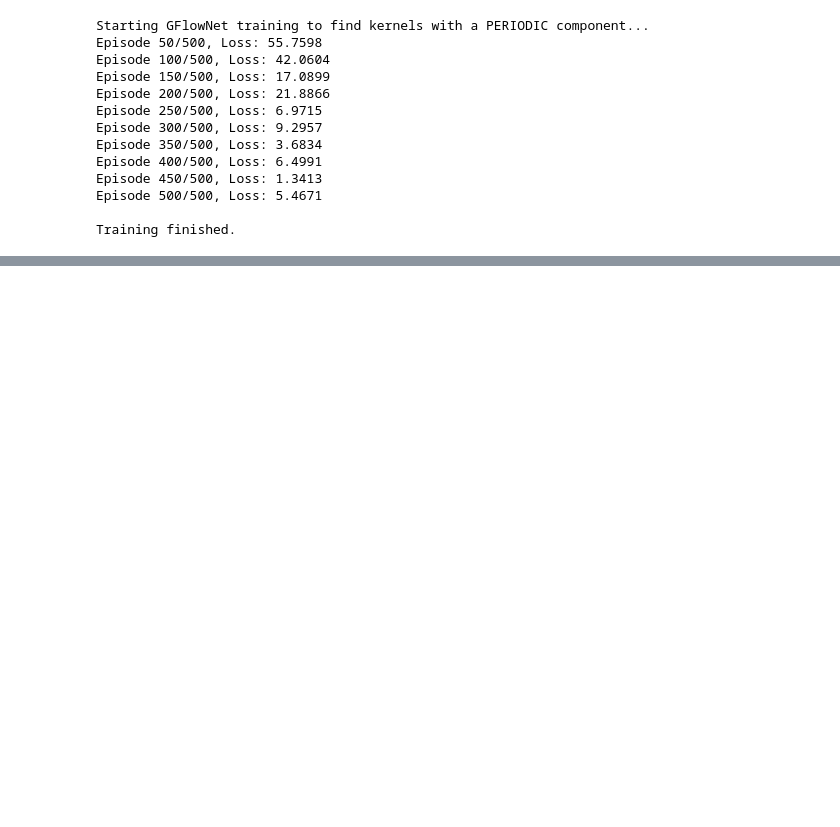
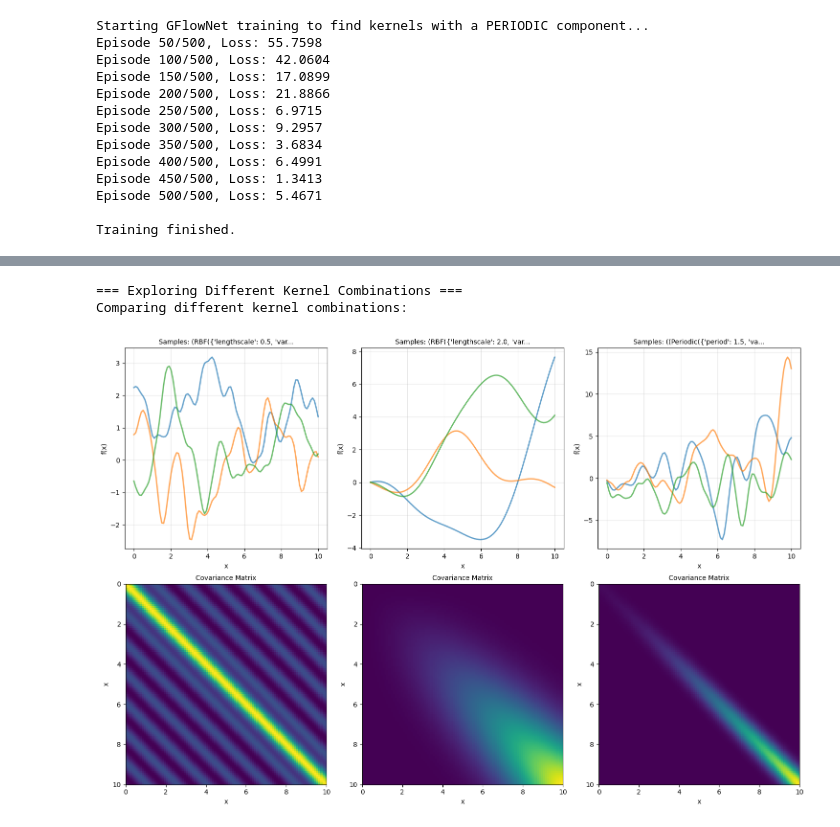
Before and after one commit to anacarolerthal/gpkernel-gfn, a Jupyter notebook: test.ipynb, the cells around one changed output, grey strips where cells are left out. Drawn from its saved outputs; the diff is of its cells as text; code cells hidden in the pictures; blank space fills up the shorter version.

```diff
--- a/test.ipynb
+++ b/test.ipynb
@@ -524,0 +601,23 @@ Sample 25: ((Identity({}) + Periodic({'period': 1.0, 'variance': 1.0})) + Period
+# %%
+# Demo: Explore different combinations
+print("=== Exploring Different Kernel Combinations ===")
+
+k = KernelFunction()
+
+# Different combinations to explore
+rbf_short = k.rbf(lengthscale=0.5)  # Short lengthscale = more wiggly
+rbf_long = k.rbf(lengthscale=2.0)   # Long lengthscale = smoother
+periodic = k.periodic(period=1.5, variance=0.8)
+linear = k.linear(variances=0.3)
+
+# Create interesting combinations
+combo1 = rbf_short.add(periodic)  # Smooth + Periodic
+combo2 = rbf_long.multiply(linear)  # Smooth × Linear trend
+combo3 = periodic.add(linear).multiply(rbf_short)  # Complex composite
+
+print("Comparing different kernel combinations:")
+compare_kernels(combo1, combo2, combo3)
+# %% [output]
+=== Exploring Different Kernel Combinations ===
+Comparing different kernel combinations:
+[figure, added]
```
Also changed, not shown: parts of 4 cells of this notebook, 1 other file.
